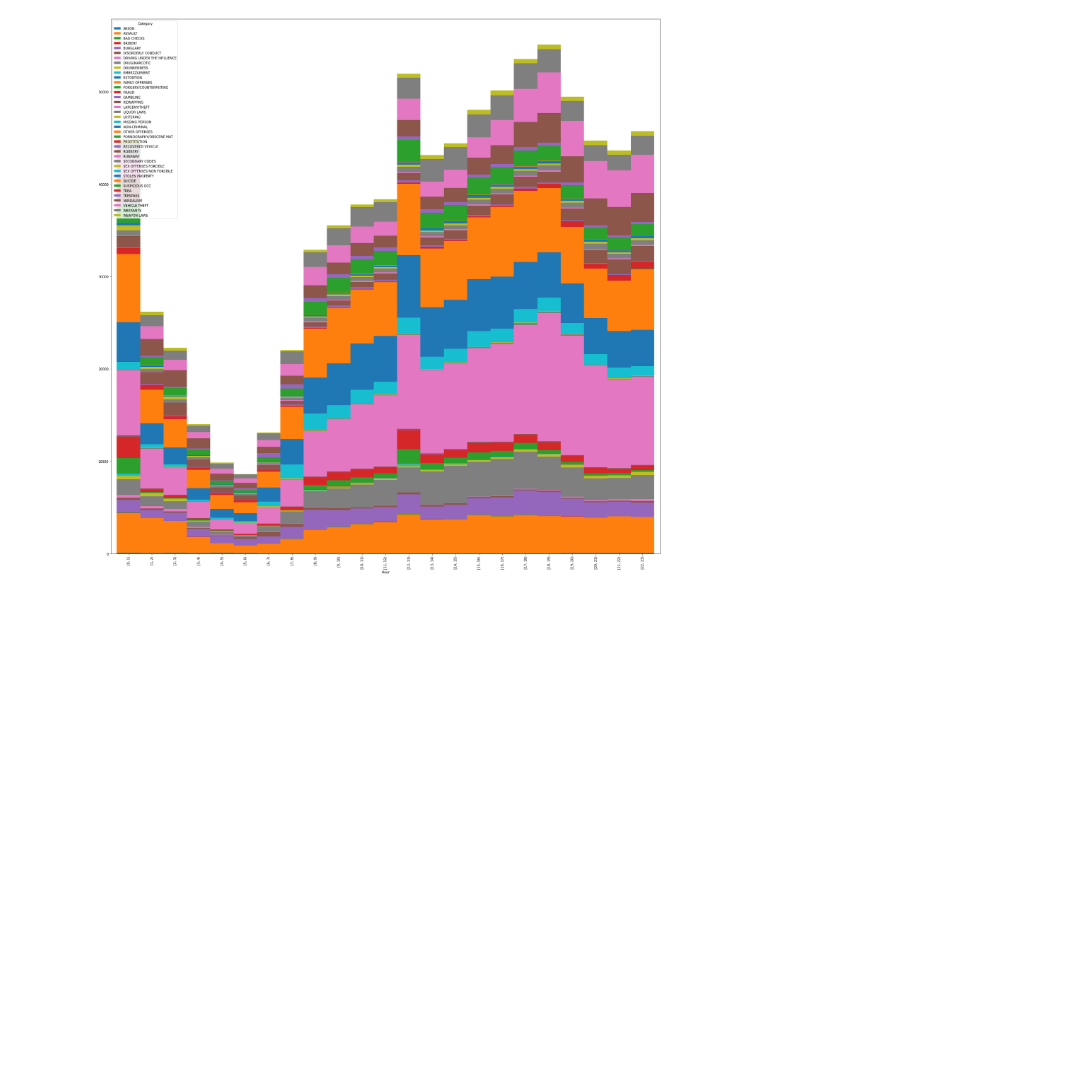
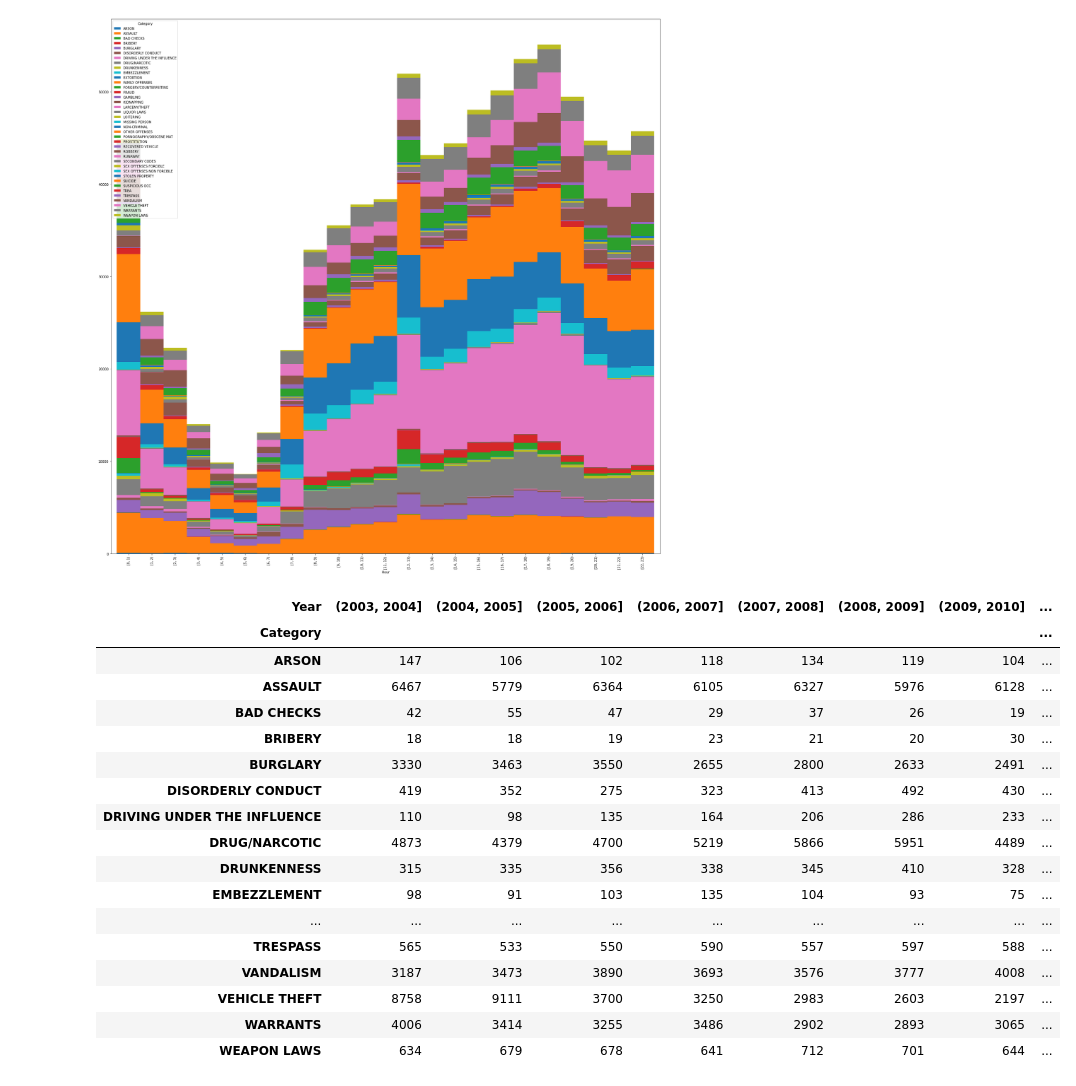
Before and after one commit to Pink-Raccoon/MLDM_KaggleProjekt, a Jupyter notebook: KaggleMiniprojekt.ipynb, the cells around one changed output. Drawn from its saved outputs; the diff is of its cells as text; code cells hidden in the pictures; blank space fills up the shorter version.

```diff
--- a/KaggleMiniprojekt.ipynb
+++ b/KaggleMiniprojekt.ipynb
@@ -144,6 +144,29 @@ train_data['Hour'] = pd.cut(train_data.Hour, bins = range(0,24),right=False)
 # %% [output]
 <matplotlib.axes._subplots.AxesSubplot at 0x...>
 [figure]
+# %%
+bins_stuff = [2003,2004,2005,2006,2007,2008,2009,2010,2011,2012,2013,2014,2015]
+grps = train_data.groupby(['Category',pd.cut(train_data.Year,bins_stuff)])
+grps.size().unstack()
+# %% [output]
+| Year | (2003, 2004] | (2004, 2005] | (2005, 2006] | (2006, 2007] | (2007, 2008] | (2008, 2009] | (2009, 2010] | ... |
+| Category |  |  |  |  |  |  |  | ... |
+| ARSON | 147 | 106 | 102 | 118 | 134 | 119 | 104 | ... |
+| ASSAULT | 6467 | 5779 | 6364 | 6105 | 6327 | 5976 | 6128 | ... |
+| BAD CHECKS | 42 | 55 | 47 | 29 | 37 | 26 | 19 | ... |
+| BRIBERY | 18 | 18 | 19 | 23 | 21 | 20 | 30 | ... |
+| BURGLARY | 3330 | 3463 | 3550 | 2655 | 2800 | 2633 | 2491 | ... |
+| DISORDERLY CONDUCT | 419 | 352 | 275 | 323 | 413 | 492 | 430 | ... |
+| DRIVING UNDER THE INFLUENCE | 110 | 98 | 135 | 164 | 206 | 286 | 233 | ... |
+| DRUG/NARCOTIC | 4873 | 4379 | 4700 | 5219 | 5866 | 5951 | 4489 | ... |
+| DRUNKENNESS | 315 | 335 | 356 | 338 | 345 | 410 | 328 | ... |
+| EMBEZZLEMENT | 98 | 91 | 103 | 135 | 104 | 93 | 75 | ... |
+| ... | ... | ... | ... | ... | ... | ... | ... | ... |
+| TRESPASS | 565 | 533 | 550 | 590 | 557 | 597 | 588 | ... |
+| VANDALISM | 3187 | 3473 | 3890 | 3693 | 3576 | 3777 | 4008 | ... |
+| VEHICLE THEFT | 8758 | 9111 | 3700 | 3250 | 2983 | 2603 | 2197 | ... |
+| WARRANTS | 4006 | 3414 | 3255 | 3486 | 2902 | 2893 | 3065 | ... |
+| WEAPON LAWS | 634 | 679 | 678 | 641 | 712 | 701 | 644 | ... |
 # %%
 m = fo.Map(location=[37.773972,-122.446747],zoom_start=13)
 fo.Marker(
```
Also changed, not shown: parts of 1 cell of this notebook.
